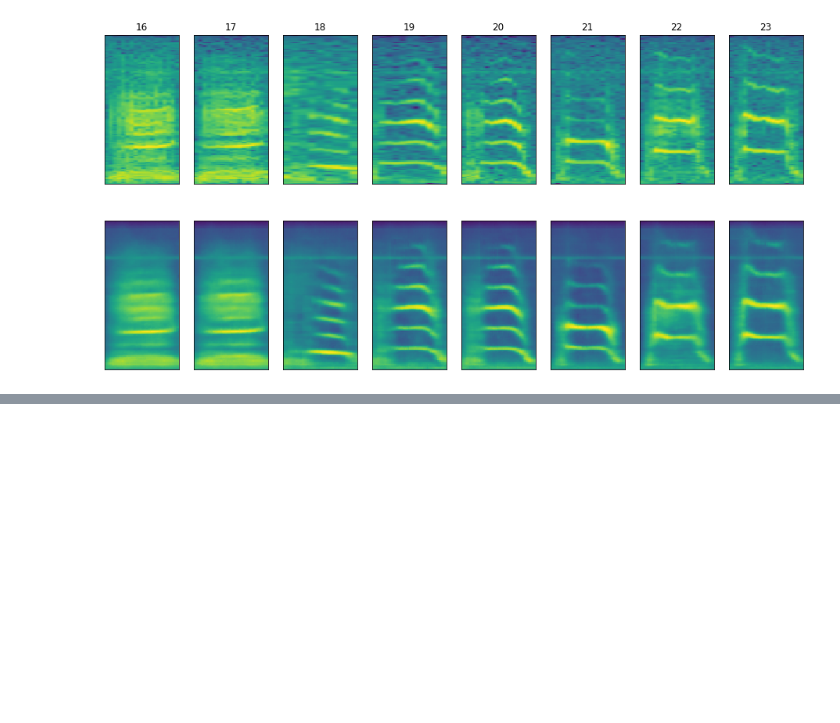
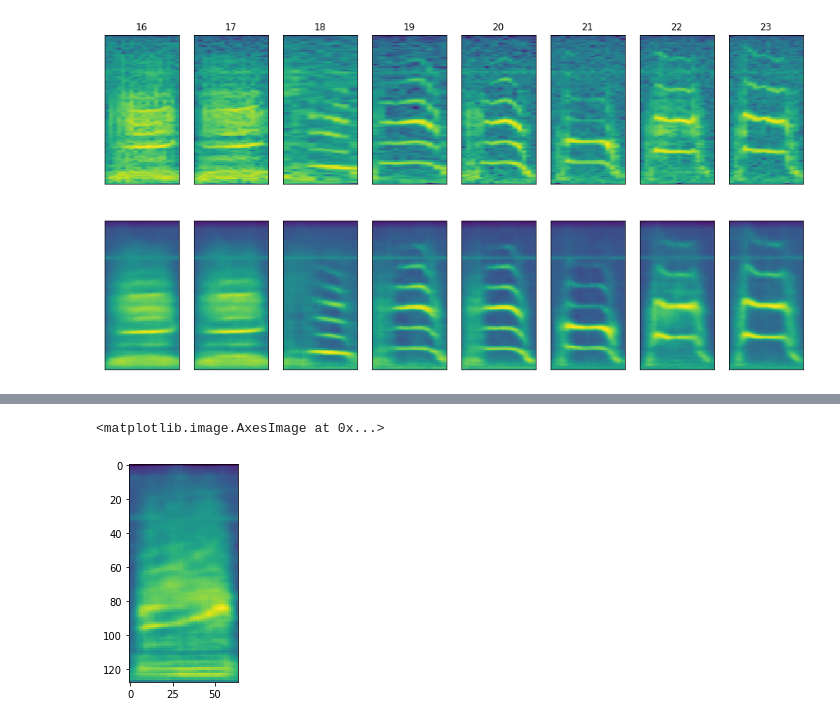
Before and after one commit to yebiny/Songbird-clusturing, a Jupyter notebook: 3-Train/2-evaluate.ipynb, the cells around one changed output, grey strips where cells are left out. Saved outputs shown, nothing was run; the diff lists cells and outputs as text; code cells hidden in the pictures; blank space fills up the shorter version.

```diff
--- a/3-Train/2-evaluate.ipynb
+++ b/3-Train/2-evaluate.ipynb
@@ -1,7 +1,7 @@
 # %%
 from evalVAE import *
 # %%
-path = '../5-Results/bengal/0812/train100/'
+path = '../5-Results/bengal/0812/train2/'
 model_path=path+'/model.h5'
 data_path =path+'../pre/x_train.npy'
 # %%
@@ -34,3 +34,5 @@ save dataset
 plot_recimg(x_train, x_rec, 2)
 # %% [output]
 [figure]
+# %%
+decoder = model.layers[2]
@@ -36,0 +59,20 @@ plot_recimg(x_train, x_rec, 2)
+# %%
+samplex = np.arange(-2,2,0.4)
+sampley = np.arange(2,-2,-0.4)
+samples=[]
+
+idx=1
+for i in range(len(samplex)):
+    for j in range(len(sampley)):
+        #plt.subplot(10,10,idx)
+        samples.append(np.array([samplex[i], sampley[j]]))
+
+        #print(i,j, samplex[i], sampley[j])
+samples=np.array(samples)
+# %%
+imgs = decoder.predict(samples).reshape(100,128,64)
+# %%
+plt.imshow(imgs[0])
+# %% [output]
+<matplotlib.image.AxesImage at 0x...>
+[figure, added]
```
Also changed, not shown: parts of 4 cells of this notebook, 1 other file.
